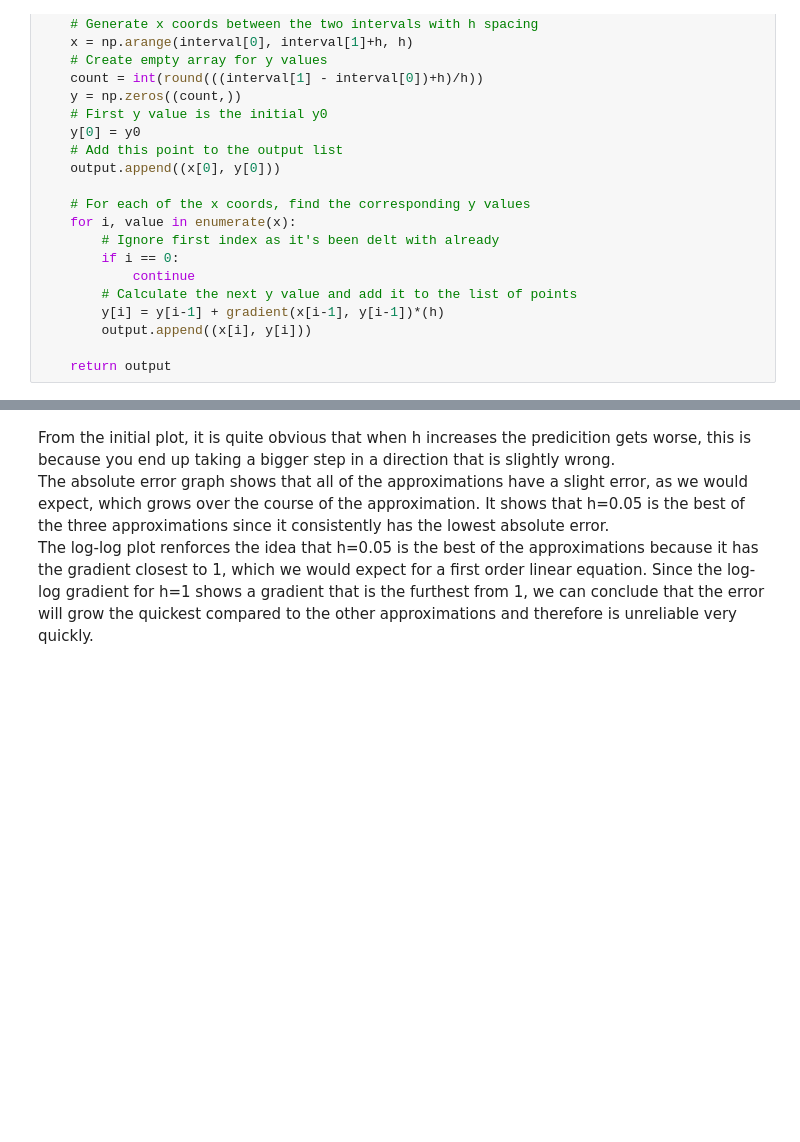
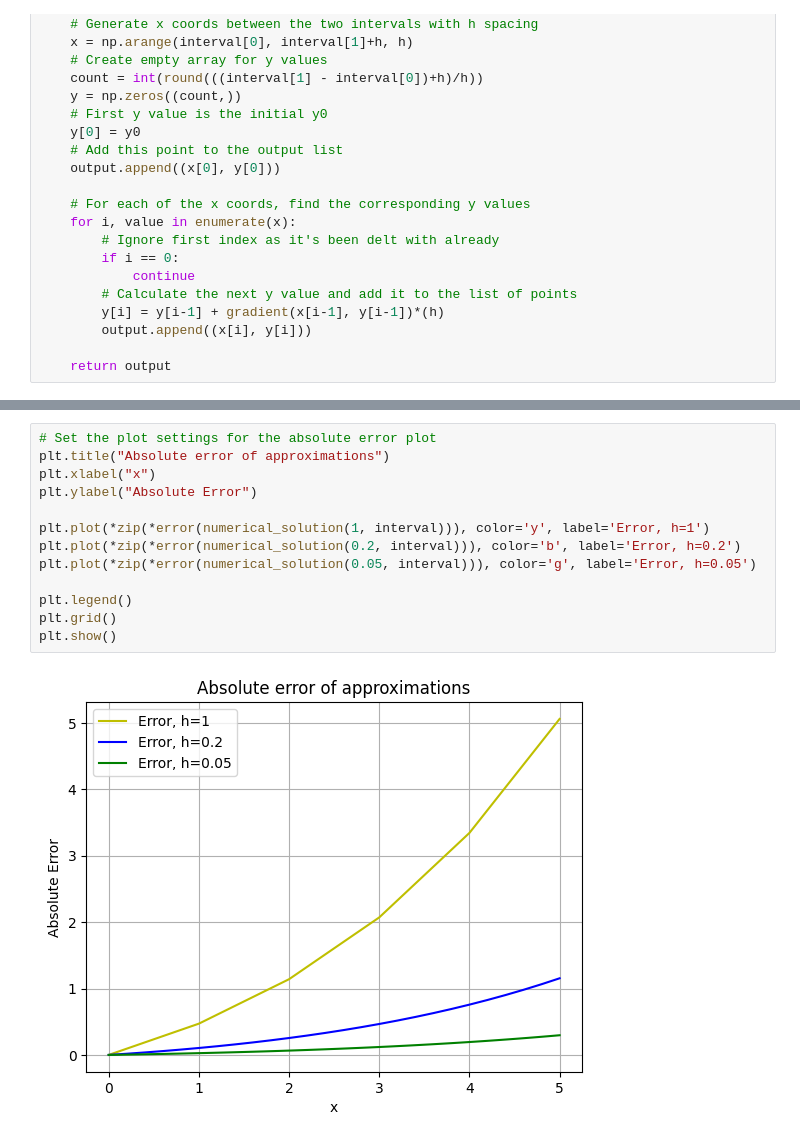
Before and after one commit to LaurenceBradshaw/ECM1416-Computational-Mathematics-Coursework, a Jupyter notebook: main.ipynb, the cells around one changed output, grey strips where cells are left out. Drawn from its saved outputs; the diff is of its cells as text; blank space fills up the shorter version.

```diff
--- a/main.ipynb
+++ b/main.ipynb
@@ -268,4 +234,15 @@ plt.show()
-# %% [markdown]
-<p>From the initial plot, it is quite obvious that when h increases the predicition gets worse, this is because you end up taking a bigger step in a direction that is slightly wrong.<br>
-The absolute error graph shows that all of the approximations have a slight error, as we would expect, which grows over the course of the approximation. It shows that h=0.05 is the best of the three approximations since it consistently has the lowest absolute error.<br>
-The log-log plot renforces the idea that h=0.05 is the best of the approximations because it has the gradient closest to 1, which we would expect for a first order linear equation. Since the log-log gradient for h=1 shows a gradient that is the furthest from 1, we can conclude that the error will grow the quickest compared to the other approximations and therefore is unreliable very quickly.</p>
+# %%
+# Set the plot settings for the absolute error plot
+plt.title("Absolute error of approximations")
+plt.xlabel("x")
+plt.ylabel("Absolute Error")
+
+plt.plot(*zip(*error(numerical_solution(1, interval))), color='y', label='Error, h=1')
+plt.plot(*zip(*error(numerical_solution(0.2, interval))), color='b', label='Error, h=0.2')
+plt.plot(*zip(*error(numerical_solution(0.05, interval))), color='g', label='Error, h=0.05')
+
+plt.legend()
+plt.grid()
+plt.show()
+# %% [output]
+[figure, added]
```
Also changed, not shown: parts of 6 cells of this notebook.
